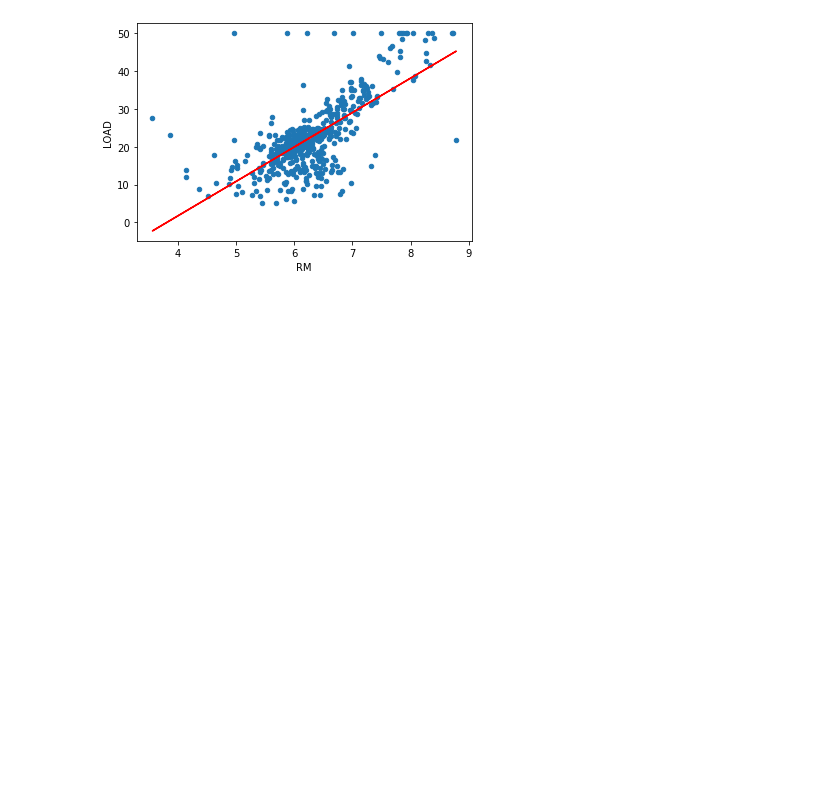
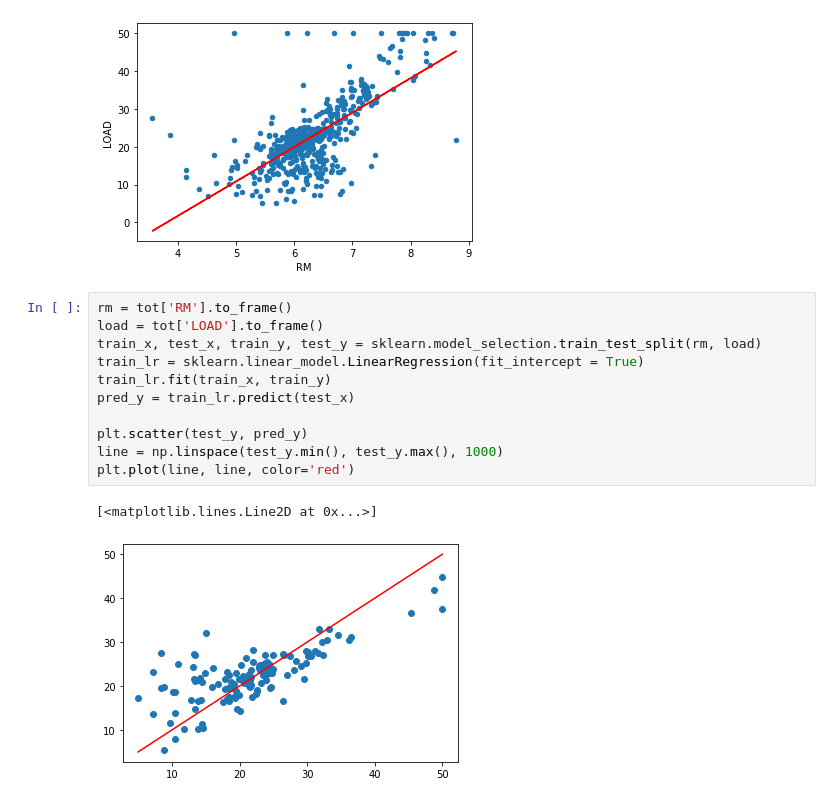
Before and after one commit to kangmj90/python, a Jupyter notebook: sample/load_boston.ipynb, the cells around one changed output. Drawn from its saved outputs; the diff is of its cells as text; blank space fills up the shorter version.

```diff
--- a/sample/load_boston.ipynb
+++ b/sample/load_boston.ipynb
@@ -89,3 +121,17 @@ plt.plot(tot['RM'], prediction, color='red')
 # %% [output]
 [<matplotlib.lines.Line2D at 0x...>]
 [figure]
+# %%
+rm = tot['RM'].to_frame()
+load = tot['LOAD'].to_frame()
+train_x, test_x, train_y, test_y = sklearn.model_selection.train_test_split(rm, load)
+train_lr = sklearn.linear_model.LinearRegression(fit_intercept = True)
+train_lr.fit(train_x, train_y)
+pred_y = train_lr.predict(test_x)
+
+plt.scatter(test_y, pred_y)
+line = np.linspace(test_y.min(), test_y.max(), 1000)
+plt.plot(line, line, color='red')
+# %% [output]
+[<matplotlib.lines.Line2D at 0x...>]
+[figure, added]
```
Also changed, not shown: parts of 8 cells of this notebook, 2 other files.
